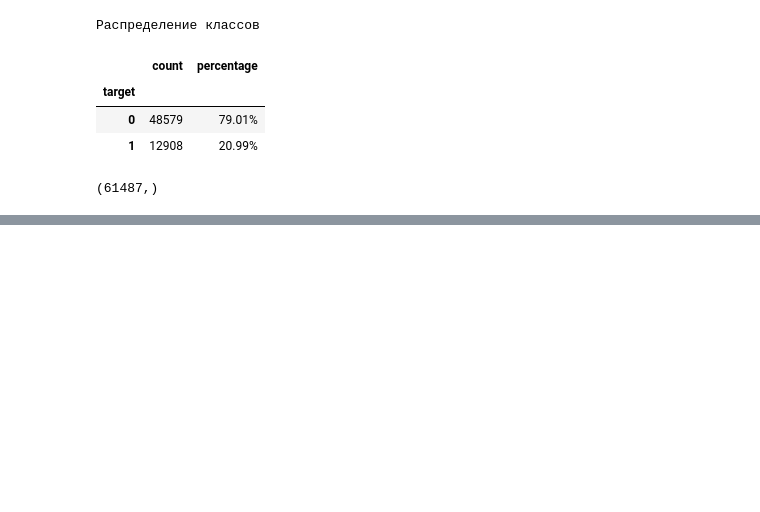
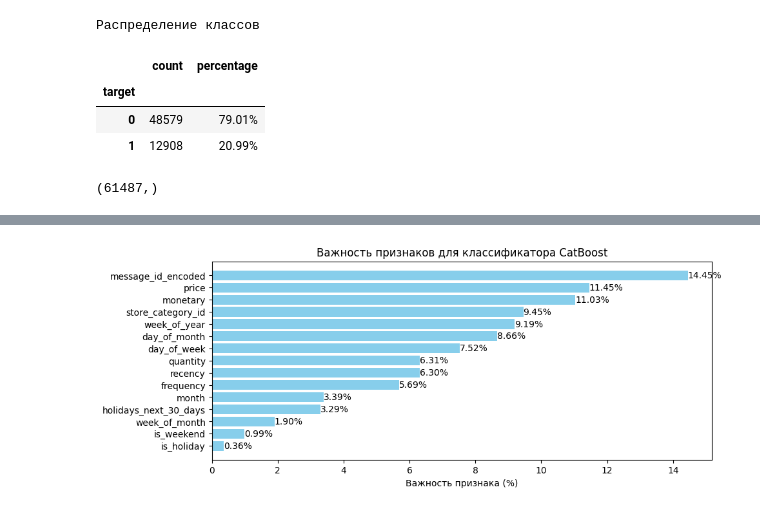
Before and after one commit to keda88/pet_project, a Jupyter notebook: buyer activity/buyer_activity.ipynb, the cells around one changed output, grey strips where cells are left out. Saved outputs shown, nothing was run; the diff lists cells and outputs as text; code cells hidden in the pictures; blank space fills up the shorter version.

```diff
--- a/buyer activity/buyer_activity.ipynb
+++ b/buyer activity/buyer_activity.ipynb
@@ -857,0 +871,31 @@ print(feature_importance_df)
+# %%
+# Важность признаков
+feature_importance = best_model.feature_importances_
+
+# Имена признаков, использованные при обучении модели
+feature_names = X.columns
+
+# Сортировка индексов признаков по важности в убывающем порядке
+sorted_idx = np.argsort(feature_importance)[::-1]
+
+# Вычисление процентного вклада каждого признака в общую важность
+percent_importance = (feature_importance[sorted_idx] / np.sum(feature_importance)) * 100
+
+# Создание горизонтальной столбчатой диаграммы
+fig, ax = plt.subplots(figsize=(10, 4))
+bars = ax.barh(range(len(sorted_idx)), percent_importance, align='center', color='skyblue')
+ax.set_yticks(range(len(sorted_idx)))
+ax.set_yticklabels(feature_names[sorted_idx])
+ax.set_xlabel('Важность признака (%)')
+ax.set_title('Важность признаков для классификатора CatBoost')
+
+# Добавление текста с процентами на столбцы
+for i, bar in enumerate(bars):
+    percentage = f'{percent_importance[i]:.2f}%'
+    ax.text(bar.get_width(), bar.get_y() + bar.get_height() / 2, percentage,
+            va='center', ha='left', fontsize=10, color='black')
+
+plt.gca().invert_yaxis()
+plt.show()
+# %% [output]
+[figure, added]
```
Also changed, not shown: parts of 32 cells of this notebook.
